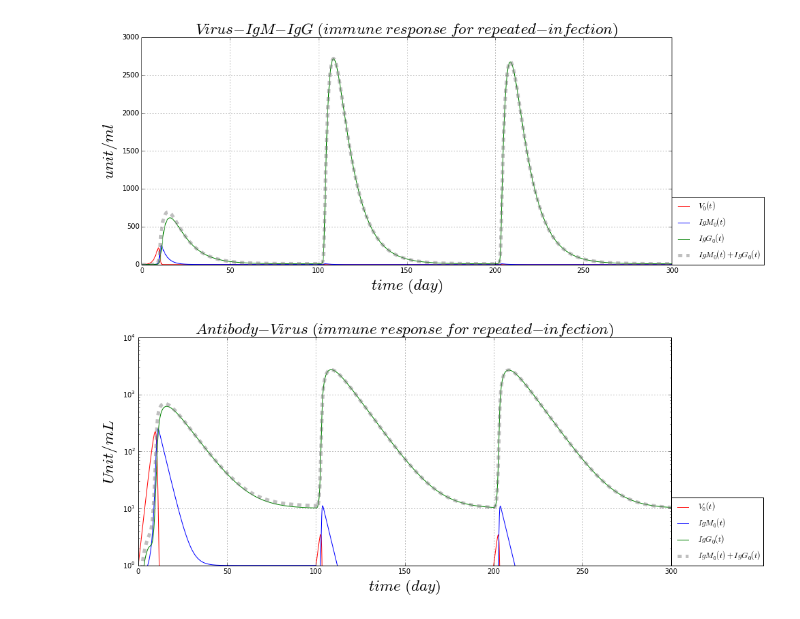
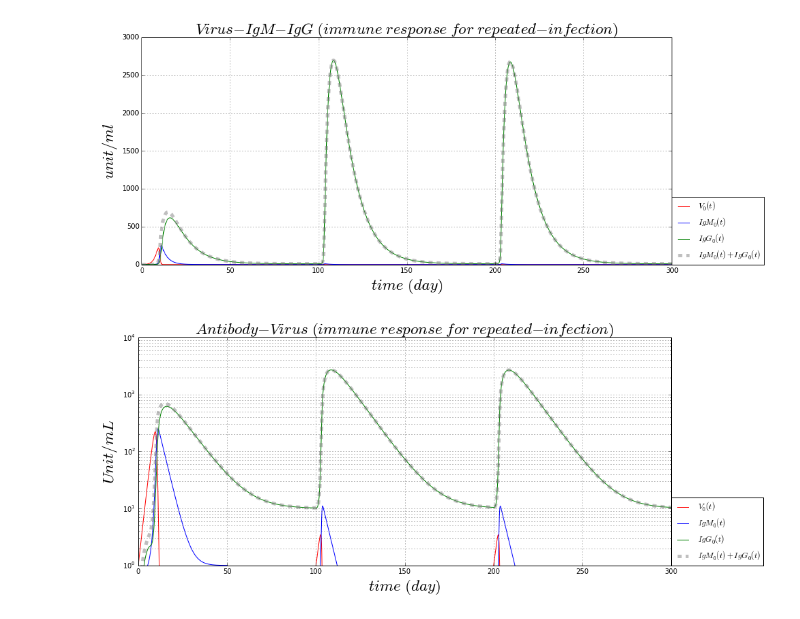
Before and after one commit to blab/antibody-response-pulse, a Jupyter notebook: bcell-array/Virus_Bcell_IgM_IgG_model.ipynb, the cells around one changed output. Drawn from its saved outputs; the diff is of its cells as text; code cells hidden in the pictures.

```diff
--- a/bcell-array/Virus_Bcell_IgM_IgG_model.ipynb
+++ b/bcell-array/Virus_Bcell_IgM_IgG_model.ipynb
@@ -15,13 +15,13 @@ import numpy as np
 import matplotlib.pyplot as plt
 from mpl_toolkits.mplot3d.axes3d import Axes3D
 
-import alva_machinery_VBIg as alva
+import alva_machinery_event as alva
 
 AlvaFontSize = 23
 AlvaFigSize = (14, 6)
 numberingFig = 0
 
-numberingFig = numberingFig + 1;
+numberingFig = numberingFig + 1
 plt.figure(numberingFig, figsize=(12, 5))
 plt.axis('off')
 plt.title(r'$ Virus-Bcell-IgM-IgG \ equations \ (antibody-response \ for \ repeated-infection) $'
@@ -51,8 +51,7 @@ def dVdt_array(VBMGxt = [], *args):
     # there are n dSdt
     dV_dt_array = np.zeros(x_totalPoint)
     # each dSdt with the same equation form
-    for xn in range(x_totalPoint):
-        dV_dt_array[xn] = +inRateV*V[xn]*(1 - V[xn]/maxV) - killRateVm*M[xn]*V[xn] - killRateVg*G[xn]*V[xn]
+    dV_dt_array[:] = +inRateV*V[:]*(1 - V[:]/maxV) - killRateVm*M[:]*V[:] - killRateVg*G[:]*V[:]
     return(dV_dt_array)
 
 def dBdt_array(VBMGxt = [], *args):
@@ -65,8 +64,7 @@ def dBdt_array(VBMGxt = [], *args):
     # there are n dSdt
     dB_dt_array = np.zeros(x_totalPoint)
     # each dSdt with the same equation form
-    for xn in range(x_totalPoint):
-        dB_dt_array[xn] = +inRateB + (actRateBm + alva.actRateBg)*V[xn]*B[xn] - outRateB*B[xn]
+    dB_dt_array[:] = +inRateB + (actRateBm + alva.eventName)*V[:]*B[:] - outRateB*B[:]
     return(dB_dt_array)
 
 def dMdt_array(VBMGxt = [], *args):
@@ -79,8 +77,7 @@ def dMdt_array(VBMGxt = [], *args):
     # there are n dSdt
     dM_dt_array = np.zeros(x_totalPoint)
     # each dSdt with the same equation form
-    for xn in range(x_totalPoint):
-        dM_dt_array[xn] = +inRateM*B[xn]*actRateBm/(actRateBm + alva.actRateBg) - consumeRateM*M[xn]*V[xn] - outRateM*M[xn]
+    dM_dt_array[:] = +inRateM*B[:]*actRateBm/(actRateBm + alva.eventName) - consumeRateM*M[:]*V[:] - outRateM*M[:]
     return(dM_dt_array)
 
 def dGdt_array(VBMGxt = [], *args):
@@ -93,8 +90,7 @@ def dGdt_array(VBMGxt = [], *args):
     # there are n dSdt
     dG_dt_array = np.zeros(x_totalPoint)
     # each dSdt with the same equation form
-    for xn in range(x_totalPoint):
-        dG_dt_array[xn] = +inRateG*B[xn] - consumeRateG*G[xn]*V[xn] - outRateG*G[xn]
+    dG_dt_array[:] = +inRateG*B[:] - consumeRateG*G[:]*V[:] - outRateG*G[:]
     return(dG_dt_array)
 # %% [output]
 [figure]
@@ -178,21 +180,21 @@ for i in range(1):
 [figure]
 # %%
 
-numberingFig = numberingFig + 1;
+numberingFig = numberingFig + 1
 for i in range(1):
     plt.figure(numberingFig, figsize = AlvaFigSize)
-    plt.plot(gridT, gridV[i], color = 'red', label = r'$ V_{%i}(t) $'%(i))
-    plt.plot(gridT, gridM[i], color = 'blue', label = r'$ IgM_{%i}(t) $'%(i))
-    plt.plot(gridT, gridG[i], color = 'green', label = r'$ IgG_{%i}(t) $'%(i))
-    plt.plot(gridT, gridM[i] + gridG[i], color = 'gray', linewidth = 5.0, alpha = 0.5, linestyle = 'dashed'
+    plt.plot(gT, gV[i], color = 'red', label = r'$ V_{%i}(t) $'%(i))
+    plt.plot(gT, gM[i], color = 'blue', label = r'$ IgM_{%i}(t) $'%(i))
+    plt.plot(gT, gG[i], color = 'green', label = r'$ IgG_{%i}(t) $'%(i))
+    plt.plot(gT, gM[i] + gG[i], color = 'gray', linewidth = 5.0, alpha = 0.5, linestyle = 'dashed'
              , label = r'$ IgM_{%i}(t) + IgG_{%i}(t) $'%(i, i))
-    plt.grid(True)
+    plt.grid(True, which = 'both')
     plt.title(r'$ Antibody-Virus \ (immune \ response \ for \ repeated-infection) $', fontsize = AlvaFontSize)
-    plt.xlabel(r'$time \ (%s)$'%(timeUnit), fontsize = AlvaFontSize);
-    plt.ylabel(r'$ Unit/ mL $', fontsize = AlvaFontSize);
+    plt.xlabel(r'$time \ (%s)$'%(timeUnit), fontsize = AlvaFontSize)
+    plt.ylabel(r'$ Unit/ mL $', fontsize = AlvaFontSize)
     plt.legend(loc = (1,0))
     plt.ylim([1, 10000])
     plt.yscale('log')
     plt.show()
 # %% [output]
-[figure, old version]
+[figure, new version]
```
Also changed, not shown: parts of 1 cell of this notebook, 4 other files.
